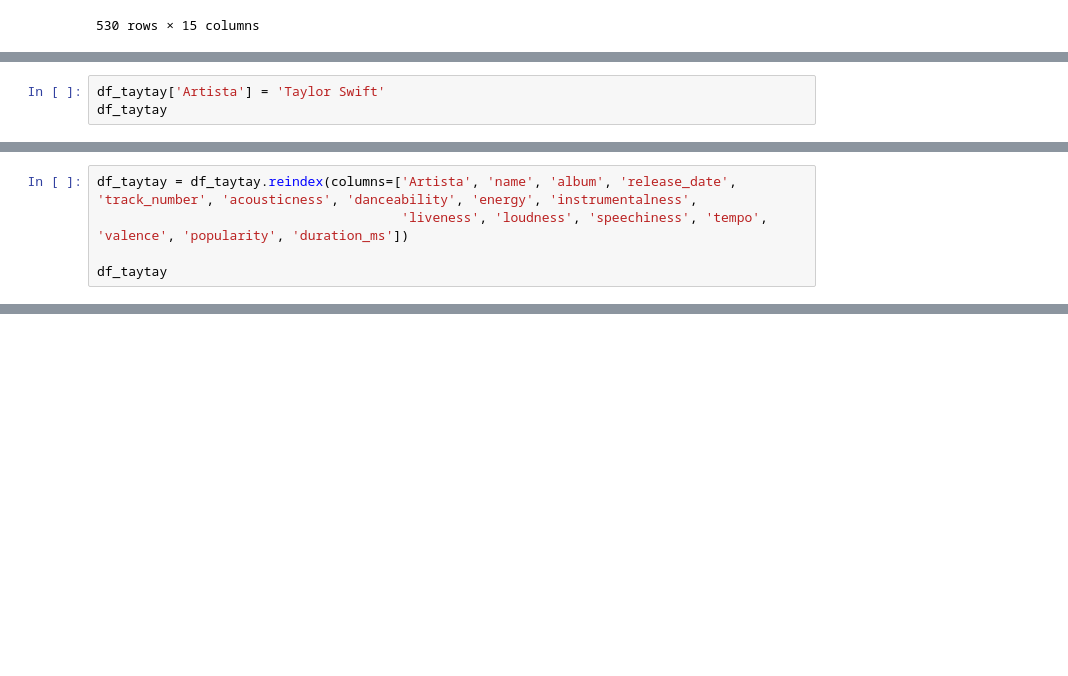
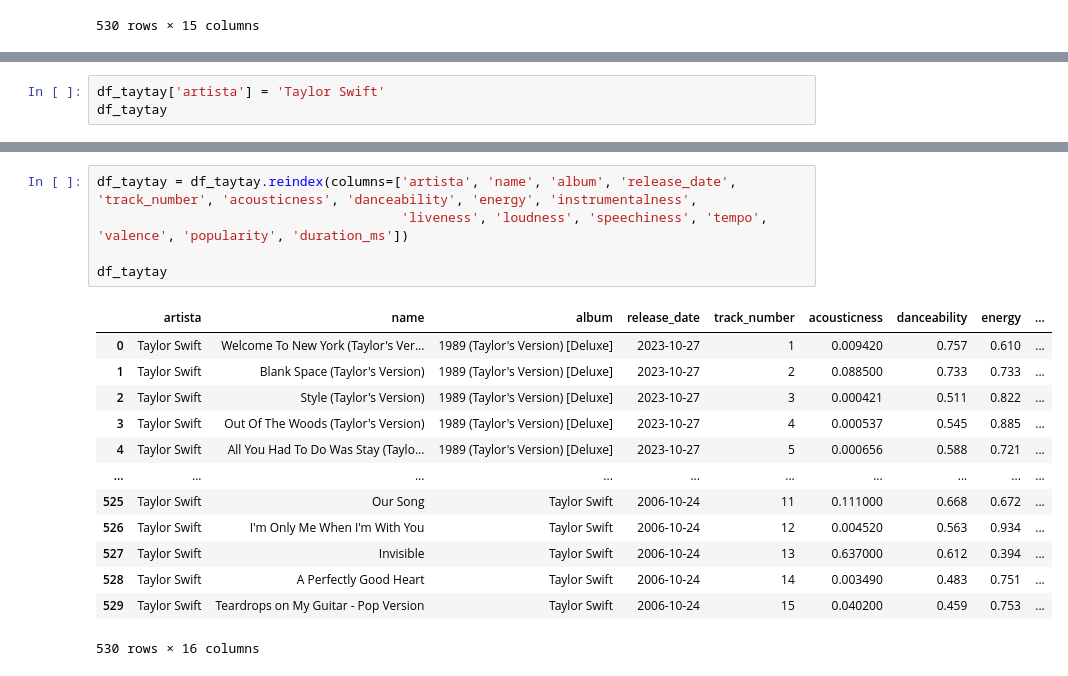
Before and after one commit to luiz-prado/analises_exploratorias, a Jupyter notebook: musicas_spotify/notebooks/eda_taylor.ipynb, the cells around one changed output, grey strips where cells are left out. Cells and saved outputs as stored; diff of their text form; blank space fills up the shorter version.

```diff
--- a/musicas_spotify/notebooks/eda_taylor.ipynb
+++ b/musicas_spotify/notebooks/eda_taylor.ipynb
@@ -65,3 +51,0 @@ memory usage: 74.7+ KB
-# %%
-df_taytay['Artista'] = 'Taylor Swift'
-df_taytay
@@ -82,5 +51,0 @@ df_taytay
-# %%
-df_taytay = df_taytay.reindex(columns=['Artista', 'name', 'album', 'release_date', 'track_number', 'acousticness', 'danceability', 'energy', 'instrumentalness',
-                                       'liveness', 'loudness', 'speechiness', 'tempo', 'valence', 'popularity', 'duration_ms'])
-
-df_taytay
@@ -155,0 +95,3 @@ memory usage: 66.4+ KB
+# %%
+df_taytay['artista'] = 'Taylor Swift'
+df_taytay
@@ -155,0 +112,19 @@ memory usage: 66.4+ KB
+# %%
+df_taytay = df_taytay.reindex(columns=['artista', 'name', 'album', 'release_date', 'track_number', 'acousticness', 'danceability', 'energy', 'instrumentalness',
+                                       'liveness', 'loudness', 'speechiness', 'tempo', 'valence', 'popularity', 'duration_ms'])
+
+df_taytay
+# %% [output]
+|  | artista | name | album | release_date | track_number | acousticness | danceability | energy | ... |
+| 0 | Taylor Swift | Welcome To New York (Taylor's Ver... | 1989 (Taylor's Version) [Deluxe] | 2023-10-27 | 1 | 0.009420 | 0.757 | 0.610 | ... |
+| 1 | Taylor Swift | Blank Space (Taylor's Version) | 1989 (Taylor's Version) [Deluxe] | 2023-10-27 | 2 | 0.088500 | 0.733 | 0.733 | ... |
+| 2 | Taylor Swift | Style (Taylor's Version) | 1989 (Taylor's Version) [Deluxe] | 2023-10-27 | 3 | 0.000421 | 0.511 | 0.822 | ... |
+| 3 | Taylor Swift | Out Of The Woods (Taylor's Version) | 1989 (Taylor's Version) [Deluxe] | 2023-10-27 | 4 | 0.000537 | 0.545 | 0.885 | ... |
+| 4 | Taylor Swift | All You Had To Do Was Stay (Taylo... | 1989 (Taylor's Version) [Deluxe] | 2023-10-27 | 5 | 0.000656 | 0.588 | 0.721 | ... |
+| ... | ... | ... | ... | ... | ... | ... | ... | ... | ... |
+| 525 | Taylor Swift | Our Song | Taylor Swift | 2006-10-24 | 11 | 0.111000 | 0.668 | 0.672 | ... |
+| 526 | Taylor Swift | I'm Only Me When I'm With You | Taylor Swift | 2006-10-24 | 12 | 0.004520 | 0.563 | 0.934 | ... |
+| 527 | Taylor Swift | Invisible | Taylor Swift | 2006-10-24 | 13 | 0.637000 | 0.612 | 0.394 | ... |
+| 528 | Taylor Swift | A Perfectly Good Heart | Taylor Swift | 2006-10-24 | 14 | 0.003490 | 0.483 | 0.751 | ... |
+| 529 | Taylor Swift | Teardrops on My Guitar - Pop Version | Taylor Swift | 2006-10-24 | 15 | 0.040200 | 0.459 | 0.753 | ... |
+530 rows × 16 columns
```
Also changed, not shown: parts of 19 cells of this notebook, 3 other files.
